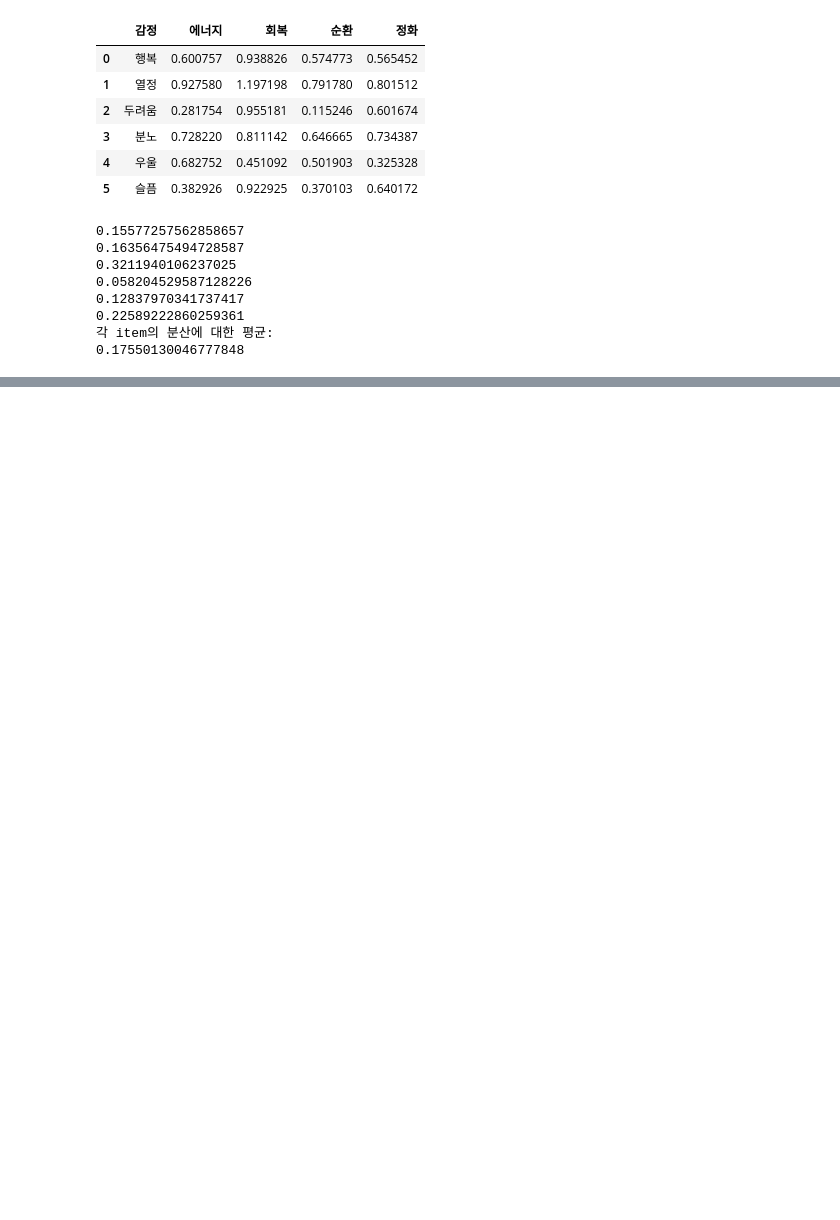
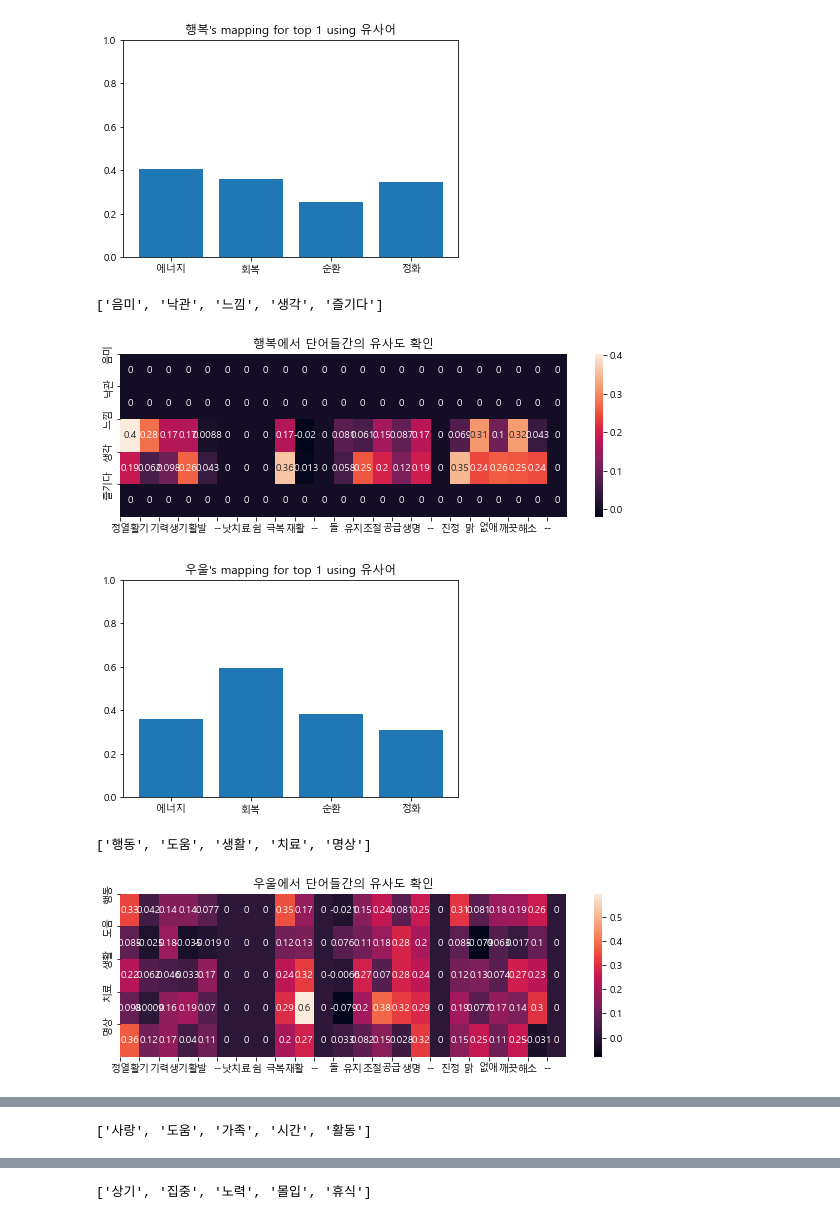
Before and after one commit to sigongjoa/emotion_thearpy, a Jupyter notebook: notebooks/check_emtion_data.ipynb, the cells around one changed output, grey strips where cells are left out. Drawn from its saved outputs; the diff is of its cells as text; code cells hidden in the pictures; blank space fills up the shorter version.

```diff
--- a/notebooks/check_emtion_data.ipynb
+++ b/notebooks/check_emtion_data.ipynb
@@ -223,29 +239,14 @@ topn = 1
-# %%
-hXYZ = check_data(h_data)
-std_test = hXYZ.todf(topn,"../result/emotion_estimation_hand_craft.csv")
-std_test
-# %% [output]
-|  | 감정 | 에너지 | 회복 | 순환 | 정화 |
-| 0 | 행복 | 0.600757 | 0.938826 | 0.574773 | 0.565452 |
-| 1 | 열정 | 0.927580 | 1.197198 | 0.791780 | 0.801512 |
-| 2 | 두려움 | 0.281754 | 0.955181 | 0.115246 | 0.601674 |
-| 3 | 분노 | 0.728220 | 0.811142 | 0.646665 | 0.734387 |
-| 4 | 우울 | 0.682752 | 0.451092 | 0.501903 | 0.325328 |
-| 5 | 슬픔 | 0.382926 | 0.922925 | 0.370103 | 0.640172 |
-# %%
-mean_std = []
-for em , *est in np.array(std_test):
-    std = np.std(est)
-    mean_std.append(std)
-    print(std)
-
-print('각 item의 분산에 대한 평균: \n{}'.format(np.mean(mean_std)))
-# %% [output]
-0.15577257562858657
-0.16356475494728587
-0.3211940106237025
-0.058204529587128226
-0.12837970341737417
-0.22589222860259361
-각 item의 분산에 대한 평균:
-0.17550130046777848
+# %%
+# 수치화가 제대로 되었는지 확인
+# 상위 1개의 평균 이용
+hXYZ = check_data(h_data)
+for i in h_data.index:
+    hXYZ.result(i,1,True)
+    hXYZ.get_heatmap(i, (10,3))
+# %% [output]
+[figure, added]
+['음미', '낙관', '느낌', '생각', '즐기다']
+[figure, added]
+[figure, added]
+['행동', '도움', '생활', '치료', '명상']
+[figure, added]
@@ -251,0 +254 @@ print('각 item의 분산에 대한 평균: \n{}'.format(np.mean(mean_std)))
+['사랑', '도움', '가족', '시간', '활동']
@@ -251,0 +257 @@ print('각 item의 분산에 대한 평균: \n{}'.format(np.mean(mean_std)))
+['상기', '집중', '노력', '몰입', '휴식']
```
Also changed, not shown: parts of 11 cells of this notebook, 12 other files.
